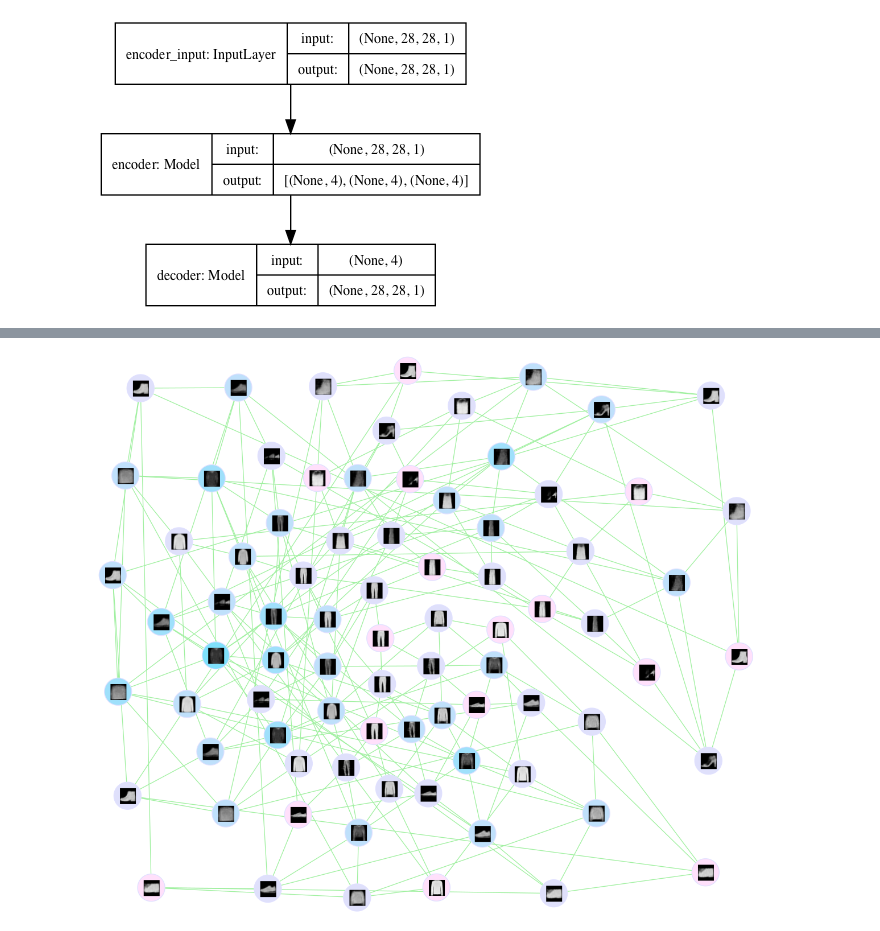
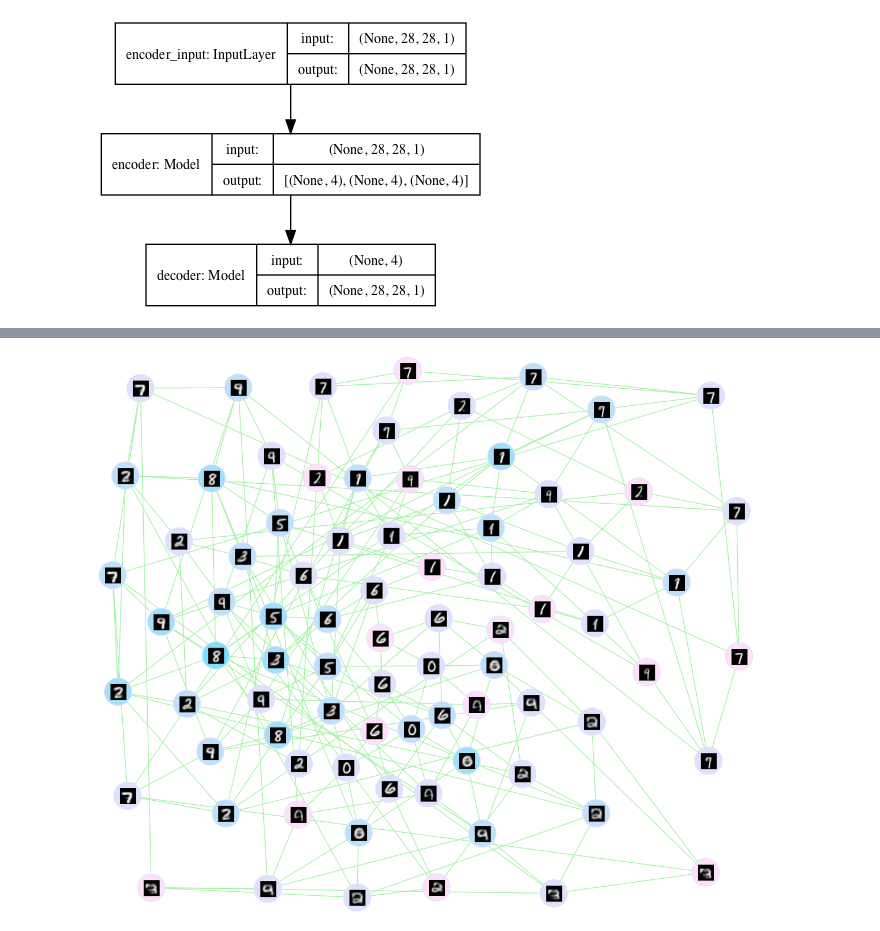
Before and after one commit to drkeoni/keras-playground, a Jupyter notebook: notebooks/MNIST_exploration/MNIST_VAE_convolution.ipynb, the cells around one changed output, grey strips where cells are left out. Drawn from its saved outputs; the diff is of its cells as text; code cells hidden in the pictures.

```diff
--- a/notebooks/MNIST_exploration/MNIST_VAE_convolution.ipynb
+++ b/notebooks/MNIST_exploration/MNIST_VAE_convolution.ipynb
@@ -20,10 +20,7 @@ import networkx as nx
 from itertools import product
 # %%
 # MNIST dataset
-dataset, ds_name = mnist, 'mnist'
-# MNIST fashion dataset
-dataset, ds_name = fashion_mnist, 'fashion_mnist'
-(x_train, y_train), (x_test, y_test) = dataset.load_data()
+(x_train, y_train), (x_test, y_test) = mnist.load_data()
 # %%
 img_rows, img_cols = x_train.shape[1], x_train.shape[2]
 original_dim = img_rows * img_cols
@@ -243,7 +240,6 @@ latent_points = np.array(list(product(*[np.linspace(min_z,max_z,latent_samples[i
 for i in range(latent_points.shape[0]):
     alpha = (latent_points[i,:]-min_z)/(max_z-min_z)
     true_z = alpha * (z_limits[:,1] - z_limits[:,0]) + z_limits[:,0]
-    true_z[2] = 0.0
     z_sample = np.array( [true_z] )
     x_decoded = decoder.predict(z_sample)
     digit = x_decoded[0].reshape(digit_size, digit_size)
@@ -276,13 +272,12 @@ def get_base64_data( img_data ):
         enc = base64.b64encode(infile.read())
     return enc.decode('utf-8')
 
-IMAGE_DIR = 'node_images_%s'%ds_name
-os.system('mkdir -p %s'%IMAGE_DIR)
+os.system('mkdir -p node_images')
 
 def generate_image_file( _id, img_data ):
     img = PIL.Image.fromarray((img_data*255.0).astype('uint8'))
     img = img.convert('RGB')
-    f = os.path.abspath('%s/%s.png'%(IMAGE_DIR,_id))
+    f = os.path.abspath('node_images/%s.png'%_id)
     img.save(f)
     return f
 # %%
@@ -309,4 +303,4 @@ gp.write_png(graph_img,prog=graphviz_prog)
 # %%
-display(Image(graph_img))
+display(Image('tst.png'))
 # %% [output]
-[figure, old version]
+[figure, new version]
```
Also changed, not shown: parts of 8 cells of this notebook, 2 other files.
